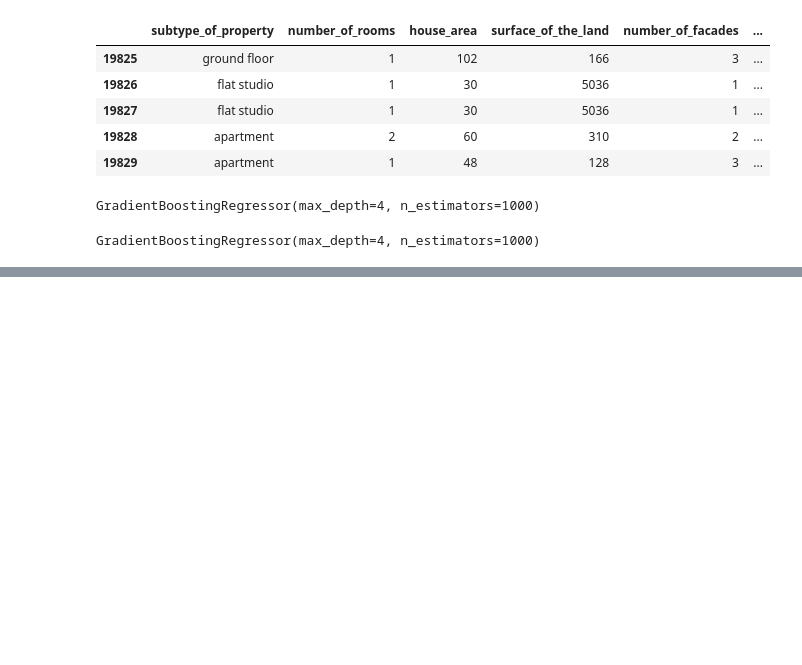
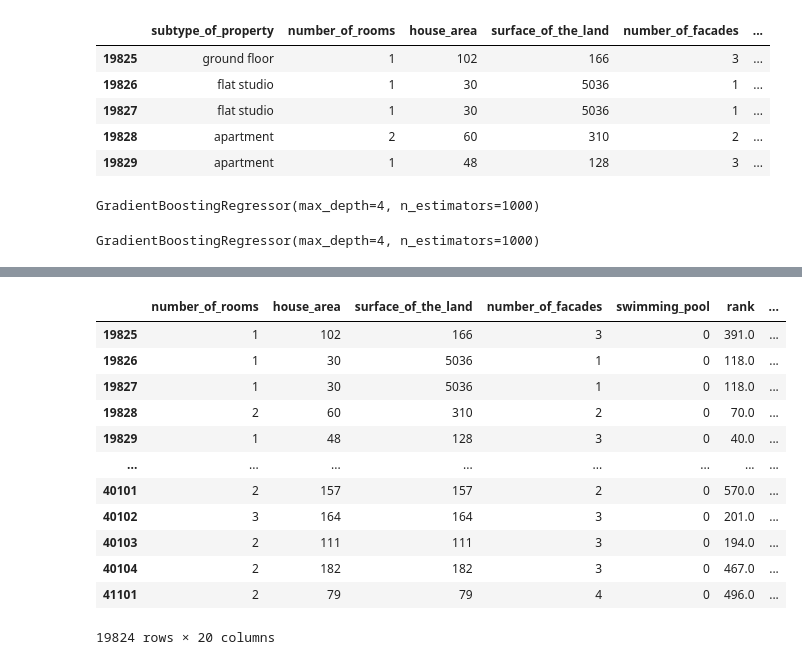
Before and after one commit to Demesmaeker/ImmoEliza, a Jupyter notebook: ML model/Test02 - Gradient Boosting Regression.ipynb, the cells around one changed output, grey strips where cells are left out. Drawn from its saved outputs; the diff is of its cells as text; code cells hidden in the pictures; blank space fills up the shorter version.

```diff
--- a/ML model/Test02 - Gradient Boosting Regression.ipynb
+++ b/ML model/Test02 - Gradient Boosting Regression.ipynb
@@ -110,0 +148,16 @@ Score test Apart : 0.7476305444309661
+# %%
+aX
+# %% [output]
+|  | number_of_rooms | house_area | surface_of_the_land | number_of_facades | swimming_pool | rank | ... |
+| 19825 | 1 | 102 | 166 | 3 | 0 | 391.0 | ... |
+| 19826 | 1 | 30 | 5036 | 1 | 0 | 118.0 | ... |
+| 19827 | 1 | 30 | 5036 | 1 | 0 | 118.0 | ... |
+| 19828 | 2 | 60 | 310 | 2 | 0 | 70.0 | ... |
+| 19829 | 1 | 48 | 128 | 3 | 0 | 40.0 | ... |
+| ... | ... | ... | ... | ... | ... | ... | ... |
+| 40101 | 2 | 157 | 157 | 2 | 0 | 570.0 | ... |
+| 40102 | 3 | 164 | 164 | 3 | 0 | 201.0 | ... |
+| 40103 | 2 | 111 | 111 | 3 | 0 | 194.0 | ... |
+| 40104 | 2 | 182 | 182 | 3 | 0 | 467.0 | ... |
+| 41101 | 2 | 79 | 79 | 4 | 0 | 496.0 | ... |
+19824 rows × 20 columns
```
Also changed, not shown: parts of 9 cells of this notebook, 3 other files.
